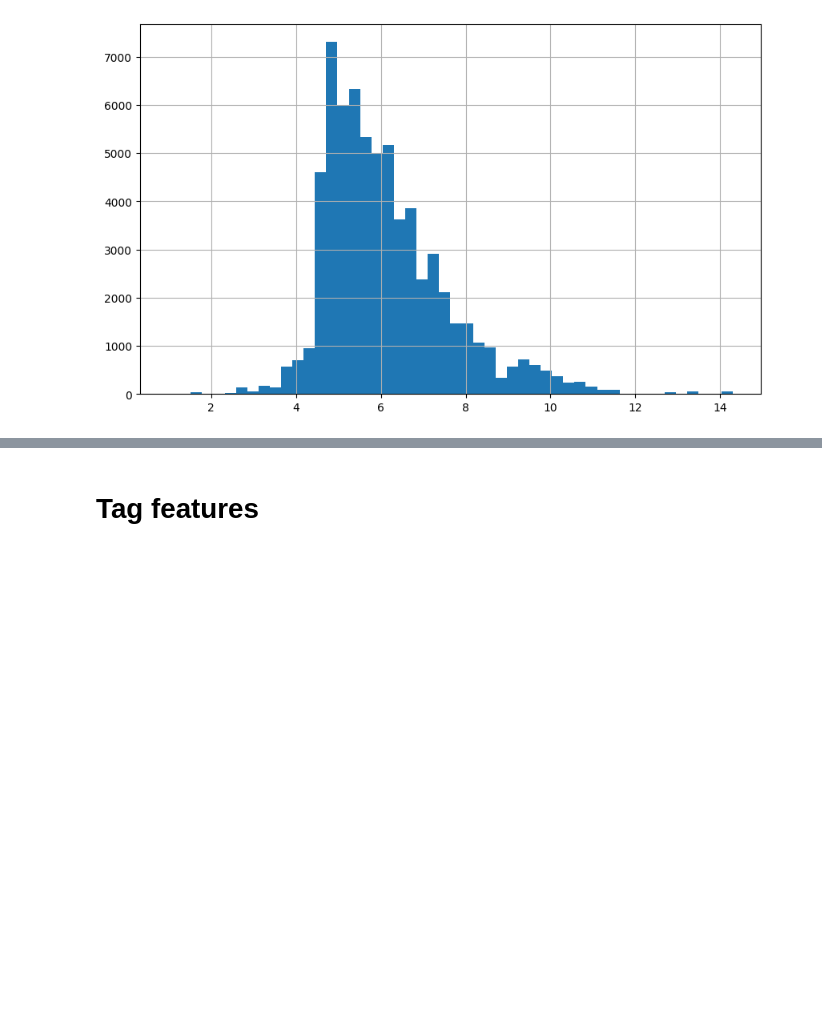
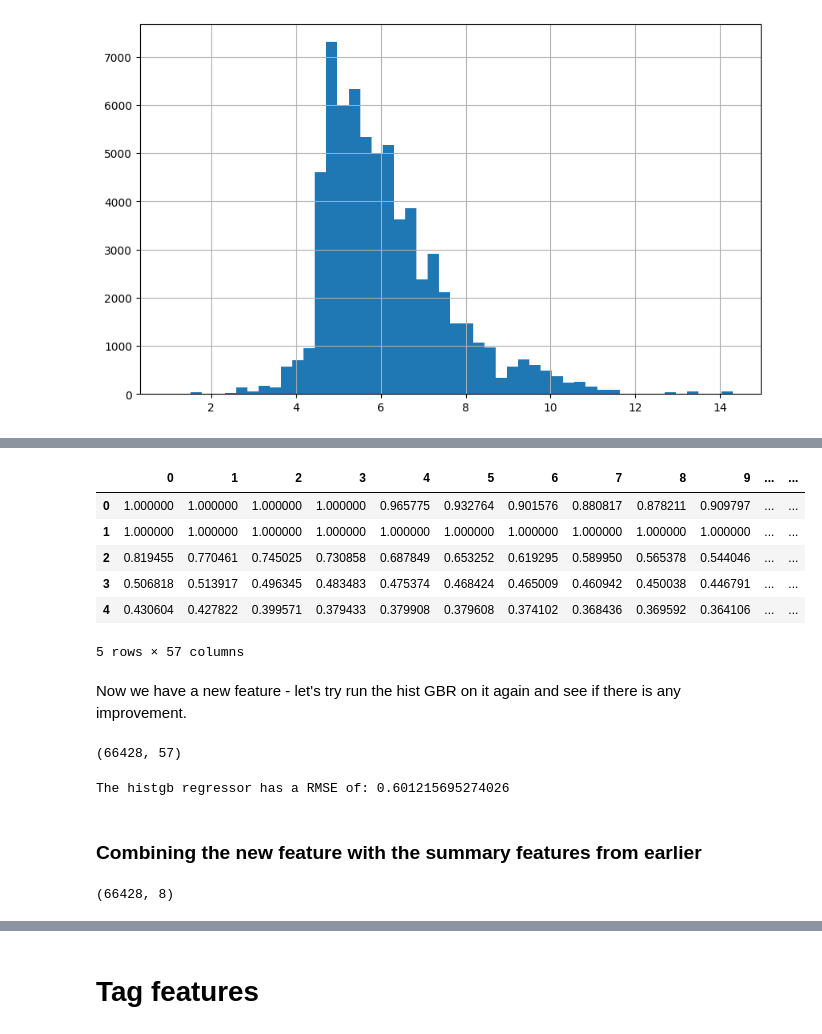
Before and after one commit to su-jai/player_forecasting, a Jupyter notebook: notebooks/data_engineering.ipynb, the cells around one changed output, grey strips where cells are left out. Drawn from its saved outputs; the diff is of its cells as text; code cells hidden in the pictures; blank space fills up the shorter version.

```diff
--- a/notebooks/data_engineering.ipynb
+++ b/notebooks/data_engineering.ipynb
@@ -1011,0 +1020,47 @@ plt.show()
+# %%
+X_train_frame.head()
+# %% [output]
+|  | 0 | 1 | 2 | 3 | 4 | 5 | 6 | 7 | 8 | 9 | ... | ... |
+| 0 | 1.000000 | 1.000000 | 1.000000 | 1.000000 | 0.965775 | 0.932764 | 0.901576 | 0.880817 | 0.878211 | 0.909797 | ... | ... |
+| 1 | 1.000000 | 1.000000 | 1.000000 | 1.000000 | 1.000000 | 1.000000 | 1.000000 | 1.000000 | 1.000000 | 1.000000 | ... | ... |
+| 2 | 0.819455 | 0.770461 | 0.745025 | 0.730858 | 0.687849 | 0.653252 | 0.619295 | 0.589950 | 0.565378 | 0.544046 | ... | ... |
+| 3 | 0.506818 | 0.513917 | 0.496345 | 0.483483 | 0.475374 | 0.468424 | 0.465009 | 0.460942 | 0.450038 | 0.446791 | ... | ... |
+| 4 | 0.430604 | 0.427822 | 0.399571 | 0.379433 | 0.379908 | 0.379608 | 0.374102 | 0.368436 | 0.369592 | 0.364106 | ... | ... |
+5 rows × 57 columns
+# %% [markdown]
+Now we have a new feature - let's try run the hist GBR on it again and see if there is any improvement.
+# %%
+groups = groups_train
+X_train = np.array(X_train_frame)
+X_train.shape
+# %% [output]
+(66428, 57)
+# %%
+from sklearn.ensemble import HistGradientBoostingRegressor
+from sklearn.model_selection import GroupKFold
+from sklearn.model_selection import cross_val_score
+
+gkf = GroupKFold(n_splits = 5)
+gb_regressor = HistGradientBoostingRegressor(
+)
+
+scores = cross_val_score(
+    gb_regressor,
+    X_train,
+    Y_train,
+    cv=gkf,
+    groups=groups,
+    scoring='neg_root_mean_squared_error'
+)
+
+print("The histgb regressor has a RMSE of: " + str(-np.mean(scores)))
+# %% [output]
+The histgb regressor has a RMSE of: 0.601215695274026
+# %% [markdown]
+### Combining the new feature with the summary features from earlier
+# %%
+X_train_fr = pd.DataFrame(X_train)
+X_train_fr["slp"] = scaled_logpeaks
+X_train_fr.shape
+# %% [output]
+(66428, 8)
```
Also changed, not shown: parts of 14 cells of this notebook.
